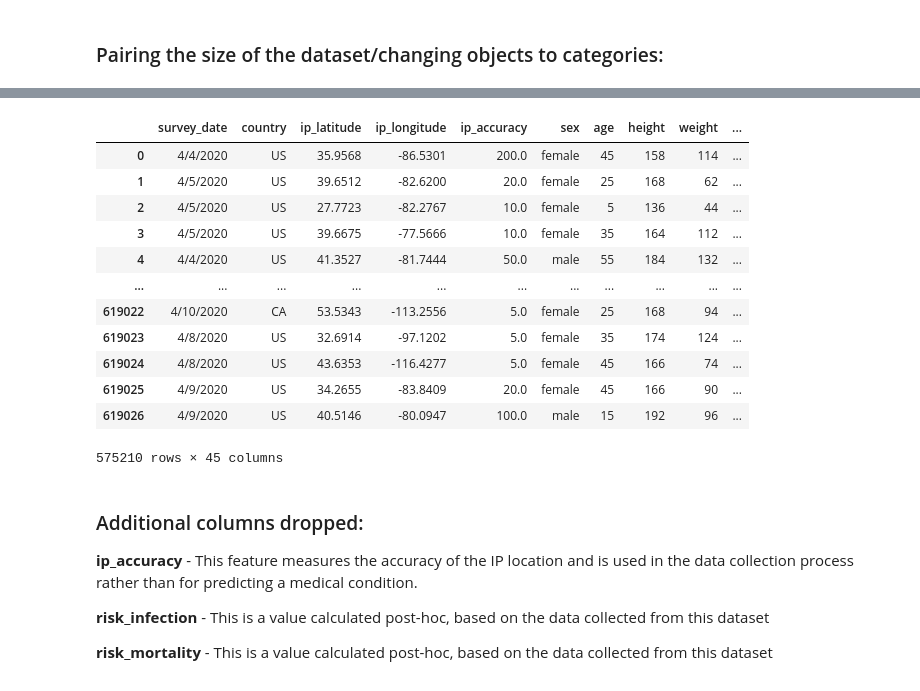
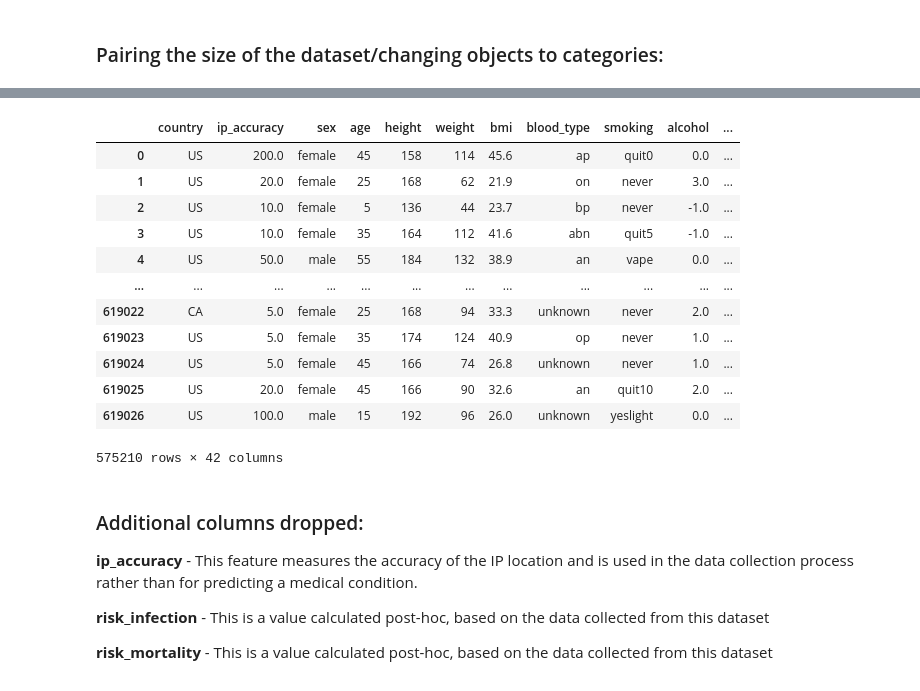
Before and after one commit to andiosika/Binomial-Classification-Ranom-Forest-hyper-imbalance, a Jupyter notebook: student.ipynb, the cells around one changed output, grey strips where cells are left out. Saved outputs shown, nothing was run; the diff lists cells and outputs as text; code cells hidden in the pictures.

```diff
--- a/student.ipynb
+++ b/student.ipynb
@@ -219,3 +273,3 @@ df['region'].isnull().sum()/len(df)
 # %%
-df.drop('region', axis=1, inplace=True)
+df.drop(cols_to_drop, axis=1, inplace=True)
 # %% [markdown]
@@ -262,5 +316,5 @@ x
 # %%
 df['omwasnull'] = df['opinion_mortality'].isna()
 # %%
-df['opinion_mortality'].fillna(50, inplace=True)
+df['opinion_mortality'].fillna(15.0, inplace=True)
 # %%
@@ -283,5 +333,5 @@ df['oiwasnull'] = df['opinion_infection'].isna()
 # %%
-df['opinion_infection'].fillna(10, inplace=True)
+df['opinion_infection'].fillna(35, inplace=True)
 # %%
 nulls = pd.DataFrame(df.isna().sum()/len(df)*100)
 nulls = pd.DataFrame(nulls.reset_index())
@@ -326,7 +376,7 @@ FEXOFENADINE HYDROCHLORIDE;OXYBUTYNIN;PROPRANOLOL HYDROCHLORIDE;SERTRALINE HYDRO
 Name: prescription_medication, Length: 54000, dtype: int64
 # %%
 ##creating a column to track lack of prescription medication:
-df['taking_prescription_medication'] = df['prescription_medication'].isna()
+df['taking_prescription_medication'] = df['prescription_medication'].notnull()
 # %%
 #filling in null values with a value of "NONE" to indicate they are taking no meds
 df['prescription_medication'].fillna('NO', inplace=True)
@@ -774,20 +738,20 @@ df.head()
 # %%
-df.astype({'survey_date' : 'category', 'country' : 'category', 'sex' : 'category', 'blood_type' : 'category',
+df.astype({'country' : 'category', 'sex' : 'category', 'blood_type' : 'category',
            'smoking': 'category', 'text_working' : 'category', 'prescription_medication' : 'category'})
 # %% [output]
-|  | survey_date | country | ip_latitude | ip_longitude | ip_accuracy | sex | age | height | weight | ... |
-| 0 | 4/4/2020 | US | 35.9568 | -86.5301 | 200.0 | female | 45 | 158 | 114 | ... |
-| 1 | 4/5/2020 | US | 39.6512 | -82.6200 | 20.0 | female | 25 | 168 | 62 | ... |
-| 2 | 4/5/2020 | US | 27.7723 | -82.2767 | 10.0 | female | 5 | 136 | 44 | ... |
-| 3 | 4/5/2020 | US | 39.6675 | -77.5666 | 10.0 | female | 35 | 164 | 112 | ... |
-| 4 | 4/4/2020 | US | 41.3527 | -81.7444 | 50.0 | male | 55 | 184 | 132 | ... |
-| ... | ... | ... | ... | ... | ... | ... | ... | ... | ... | ... |
-| 619022 | 4/10/2020 | CA | 53.5343 | -113.2556 | 5.0 | female | 25 | 168 | 94 | ... |
-| 619023 | 4/8/2020 | US | 32.6914 | -97.1202 | 5.0 | female | 35 | 174 | 124 | ... |
-| 619024 | 4/8/2020 | US | 43.6353 | -116.4277 | 5.0 | female | 45 | 166 | 74 | ... |
-| 619025 | 4/9/2020 | US | 34.2655 | -83.8409 | 20.0 | female | 45 | 166 | 90 | ... |
-| 619026 | 4/9/2020 | US | 40.5146 | -80.0947 | 100.0 | male | 15 | 192 | 96 | ... |
+|  | country | ip_accuracy | sex | age | height | weight | bmi | blood_type | smoking | alcohol | ... |
+| 0 | US | 200.0 | female | 45 | 158 | 114 | 45.6 | ap | quit0 | 0.0 | ... |
+| 1 | US | 20.0 | female | 25 | 168 | 62 | 21.9 | on | never | 3.0 | ... |
+| 2 | US | 10.0 | female | 5 | 136 | 44 | 23.7 | bp | never | -1.0 | ... |
+| 3 | US | 10.0 | female | 35 | 164 | 112 | 41.6 | abn | quit5 | -1.0 | ... |
+| 4 | US | 50.0 | male | 55 | 184 | 132 | 38.9 | an | vape | 0.0 | ... |
+| ... | ... | ... | ... | ... | ... | ... | ... | ... | ... | ... | ... |
+| 619022 | CA | 5.0 | female | 25 | 168 | 94 | 33.3 | unknown | never | 2.0 | ... |
+| 619023 | US | 5.0 | female | 35 | 174 | 124 | 40.9 | op | never | 1.0 | ... |
+| 619024 | US | 5.0 | female | 45 | 166 | 74 | 26.8 | unknown | never | 1.0 | ... |
+| 619025 | US | 20.0 | female | 45 | 166 | 90 | 32.6 | an | quit10 | 2.0 | ... |
+| 619026 | US | 100.0 | male | 15 | 192 | 96 | 26.0 | unknown | yeslight | 0.0 | ... |
-575210 rows × 45 columns
+575210 rows × 42 columns
 # %% [markdown]
 ### Additional columns dropped:
 
```
Also changed, not shown: parts of 87 cells of this notebook, 2 other files.
